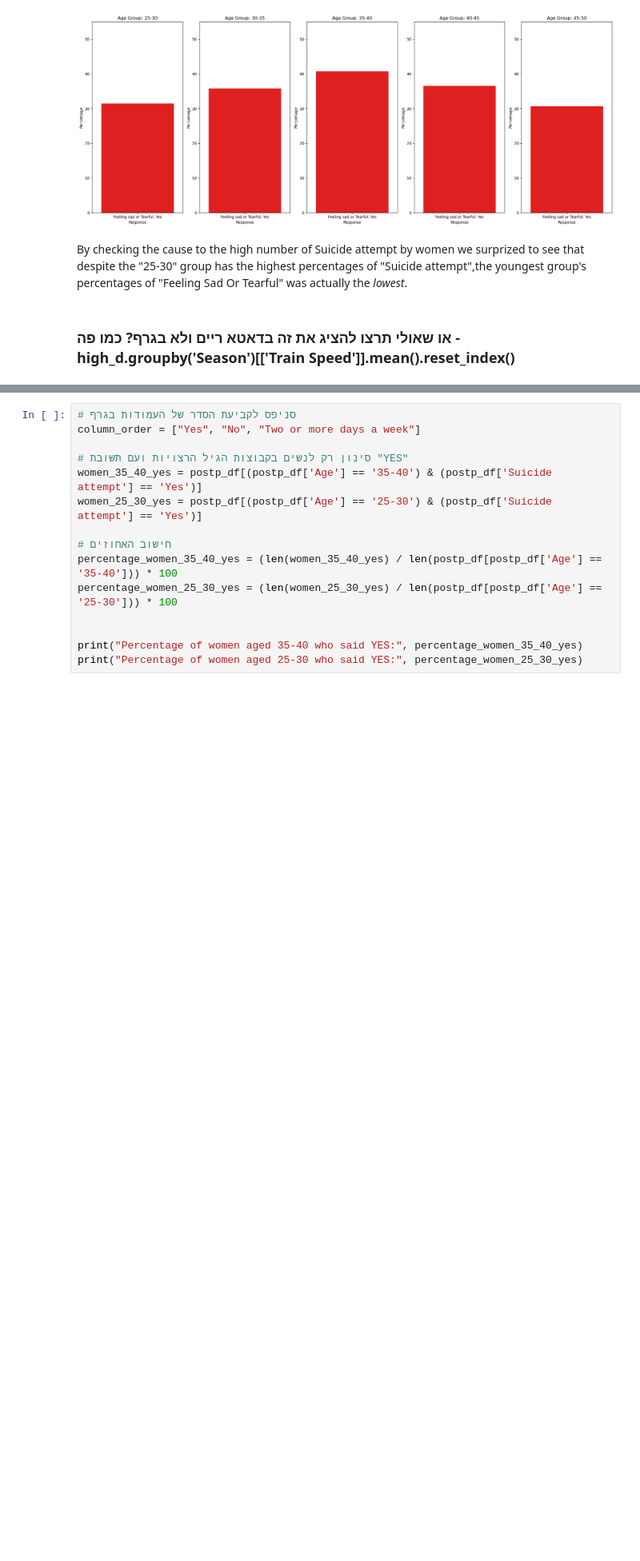
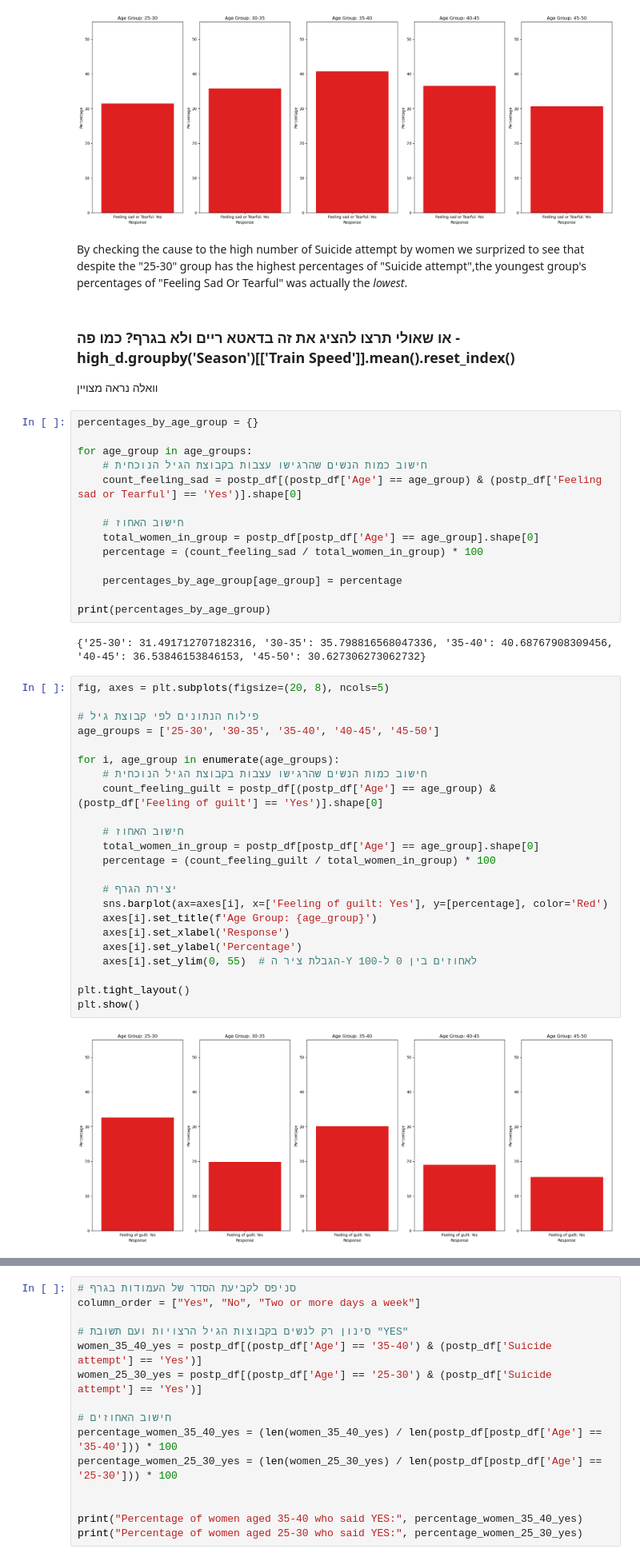
Before and after one commit to sivanhiya/sivanhiya, a Jupyter notebook: projectpostpartum (1).ipynb, the cells around one changed output, grey strips where cells are left out. Shown at 80% size. Cells and saved outputs as stored; diff of their text form; blank space fills up the shorter version.

```diff
--- a/projectpostpartum (1).ipynb
+++ b/projectpostpartum (1).ipynb
@@ -388,3 +402,45 @@ plt.show()
 By checking the cause to the high number of Suicide attempt by women we surprized to see that despite the "25-30" group has the highest percentages of "Suicide attempt",the youngest group's percentages of "Feeling Sad Or Tearful" was actually the *lowest*.
 # %% [markdown]
 ### או שאולי תרצו להציג את זה בדאטא ריים ולא בגרף? כמו פה -high_d.groupby('Season')[['Train Speed']].mean().reset_index()
+וואלה נראה מצויין
+# %%
+percentages_by_age_group = {}
+
+for age_group in age_groups:
+    # חישוב כמות הנשים שהרגישו עצבות בקבוצת הגיל הנוכחית
+    count_feeling_sad = postp_df[(postp_df['Age'] == age_group) & (postp_df['Feeling sad or Tearful'] == 'Yes')].shape[0]
+
+    # חישוב האחוז
+    total_women_in_group = postp_df[postp_df['Age'] == age_group].shape[0]
+    percentage = (count_feeling_sad / total_women_in_group) * 100
+
+    percentages_by_age_group[age_group] = percentage
+
+print(percentages_by_age_group)
+# %% [output]
+{'25-30': 31.491712707182316, '30-35': 35.798816568047336, '35-40': 40.68767908309456, '40-45': 36.53846153846153, '45-50': 30.627306273062732}
+# %%
+fig, axes = plt.subplots(figsize=(20, 8), ncols=5)
+
+# פילוח הנתונים לפי קבוצת גיל
+age_groups = ['25-30', '30-35', '35-40', '40-45', '45-50']
+
+for i, age_group in enumerate(age_groups):
+    # חישוב כמות הנשים שהרגישו עצבות בקבוצת הגיל הנוכחית
+    count_feeling_guilt = postp_df[(postp_df['Age'] == age_group) & (postp_df['Feeling of guilt'] == 'Yes')].shape[0]
+
+    # חישוב האחוז
+    total_women_in_group = postp_df[postp_df['Age'] == age_group].shape[0]
+    percentage = (count_feeling_guilt / total_women_in_group) * 100
+
+    # יצירת הגרף
+    sns.barplot(ax=axes[i], x=['Feeling of guilt: Yes'], y=[percentage], color='Red')
+    axes[i].set_title(f'Age Group: {age_group}')
+    axes[i].set_xlabel('Response')
+    axes[i].set_ylabel('Percentage')
+    axes[i].set_ylim(0, 55)  # הגבלת ציר ה-Y לאחוזים בין 0 ל-100
+
+plt.tight_layout()
+plt.show()
+# %% [output]
+[figure, added]
```
Also changed, not shown: parts of 18 cells of this notebook.
